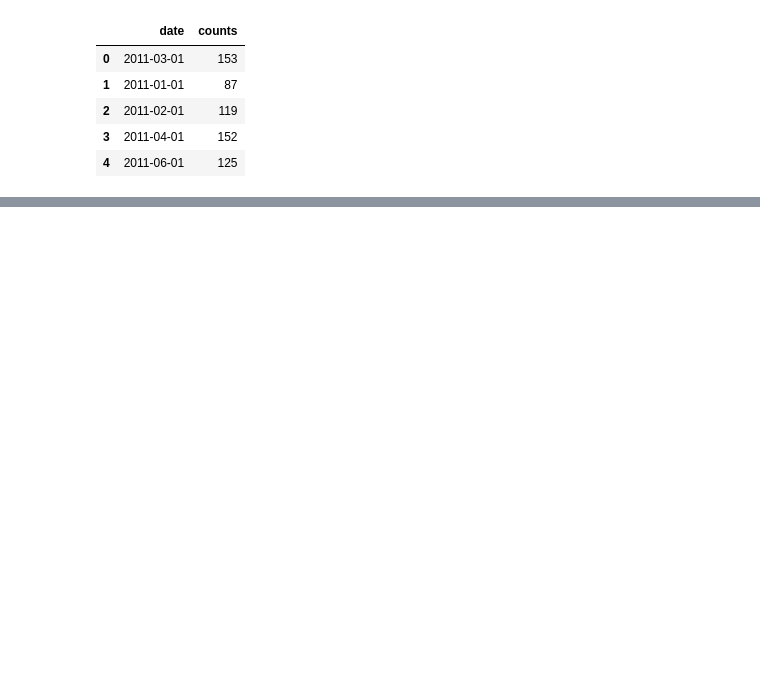
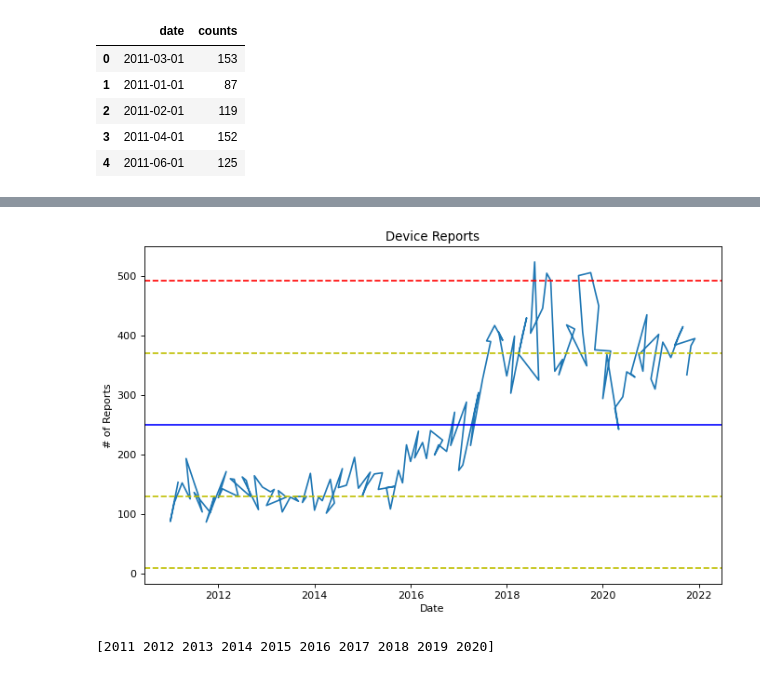
Before and after one commit to allenbutt/FDA, a Jupyter notebook: FDA.ipynb, the cells around one changed output, grey strips where cells are left out. Saved outputs shown, nothing was run; the diff lists cells and outputs as text; code cells hidden in the pictures; blank space fills up the shorter version.

Commit message:
2022.06.17 Update
Work on first analysis charts

```diff
--- a/FDA.ipynb
+++ b/FDA.ipynb
@@ -512,0 +495,27 @@ print(datelist)
+# %%
+figure(figsize = (10, 6), dpi = 80)
+
+dfline["year"] = pd.to_datetime(dfline["date"], format = '%Y-%m-%d').dt.year
+
+plt.plot(dfline["date"],dfline["counts"])
+plt.title("Device Reports")
+plt.xlabel("Date")
+plt.ylabel("# of Reports")
+#plt.xticks(np.arange(dfline["year"].min(), dfline["year"].max(), 1))
+plt.axhline(y=dfline["counts"].mean(), color='b', linestyle='-')
+plt.axhline(y=dfline["counts"].mean()+dfline["counts"].std(), color='y', linestyle='--')
+plt.axhline(y=dfline["counts"].mean()+dfline["counts"].std()*2, color='r', linestyle='--')
+plt.axhline(y=dfline["counts"].mean()-dfline["counts"].std(), color='y', linestyle='--')
+plt.axhline(y=dfline["counts"].mean()-dfline["counts"].std()*2, color='y', linestyle='--')
+
+plt.savefig("testchart.png", dpi = 1000)
+
+plt.show()
+# %% [output]
+[figure, added]
+# %%
+dfline["year"] = pd.to_datetime(dfline["date"], format = '%Y-%m-%d').dt.year
+dfline["year"].max()
+print(np.arange(dfline["year"].min(), dfline["year"].max(), 1))
+# %% [output]
+[2011 2012 2013 2014 2015 2016 2017 2018 2019 2020]
```
Also changed, not shown: parts of 2 cells of this notebook.
